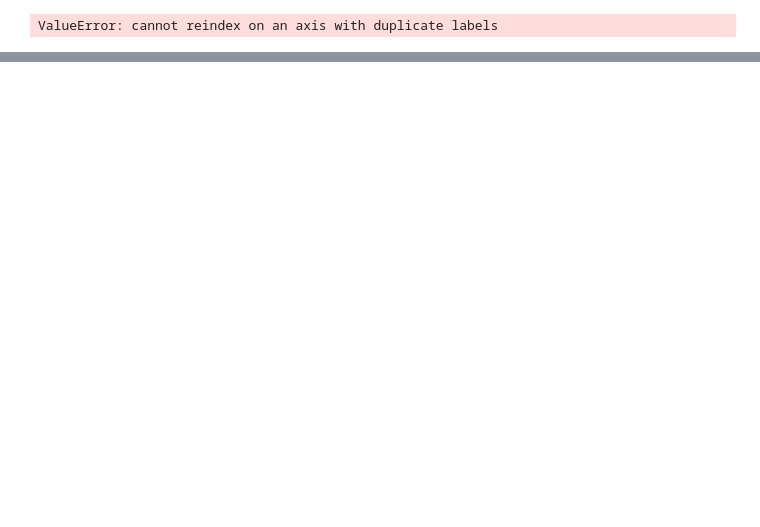
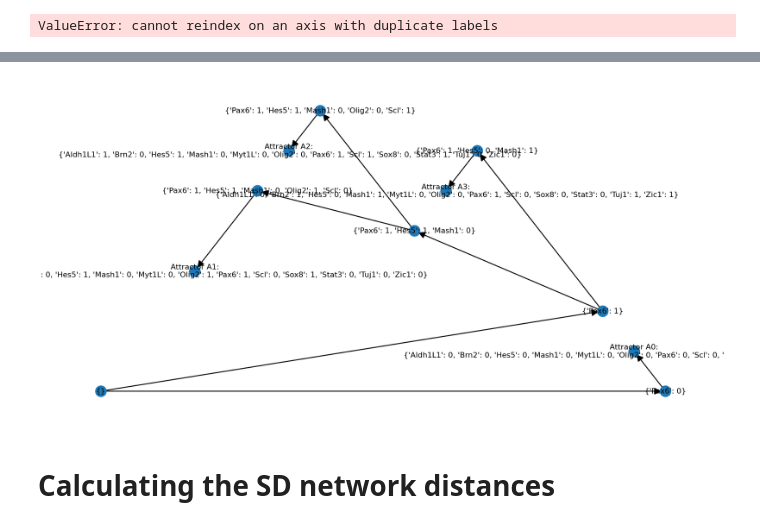
Before and after one commit to sysbio-curie/AstroLogics, a Jupyter notebook: scripts/dev/test_trapspace.ipynb, the cells around one changed output, grey strips where cells are left out. Drawn from its saved outputs; the diff is of its cells as text; code cells hidden in the pictures; blank space fills up the shorter version.

```diff
--- a/scripts/dev/test_trapspace.ipynb
+++ b/scripts/dev/test_trapspace.ipynb
@@ -332,0 +291,20 @@ ginsim.show(lrg, fps[3])
+# %%
+model_path = '/home/spankaew/Git/astrologics/models/test_bonesis/'
+model_files = os.listdir(model_path)
+
+# Setup the simulation size
+max_simulate_size = 30
+
+# Create a dictionary object to store models
+models_net = {}
+
+# Loop through the models
+for i in tqdm(model_files):
+    # Adjust model name
+    model_name = i.replace('.bnet','')
+    primes = bnet2primes(model_path + i)
+    ar = sm.AttractorRepertoire.from_primes(primes, max_simulate_size=max_simulate_size)
+    models_net[model_name]=ex.networkx_succession_diagram(ar,include_attractors_in_diagram=True)
+
+# Get the lits of nodes names
+node_name = list(primes.keys())
@@ -332,0 +386,6 @@ ginsim.show(lrg, fps[3])
+# %%
+ex.plot_nx_succession_diagram(models_net['bn43'])
+# %% [output]
+[figure, added]
+# %% [markdown]
+# Calculating the SD network distances
```
Also changed, not shown: parts of 21 cells of this notebook, 1 other file.
